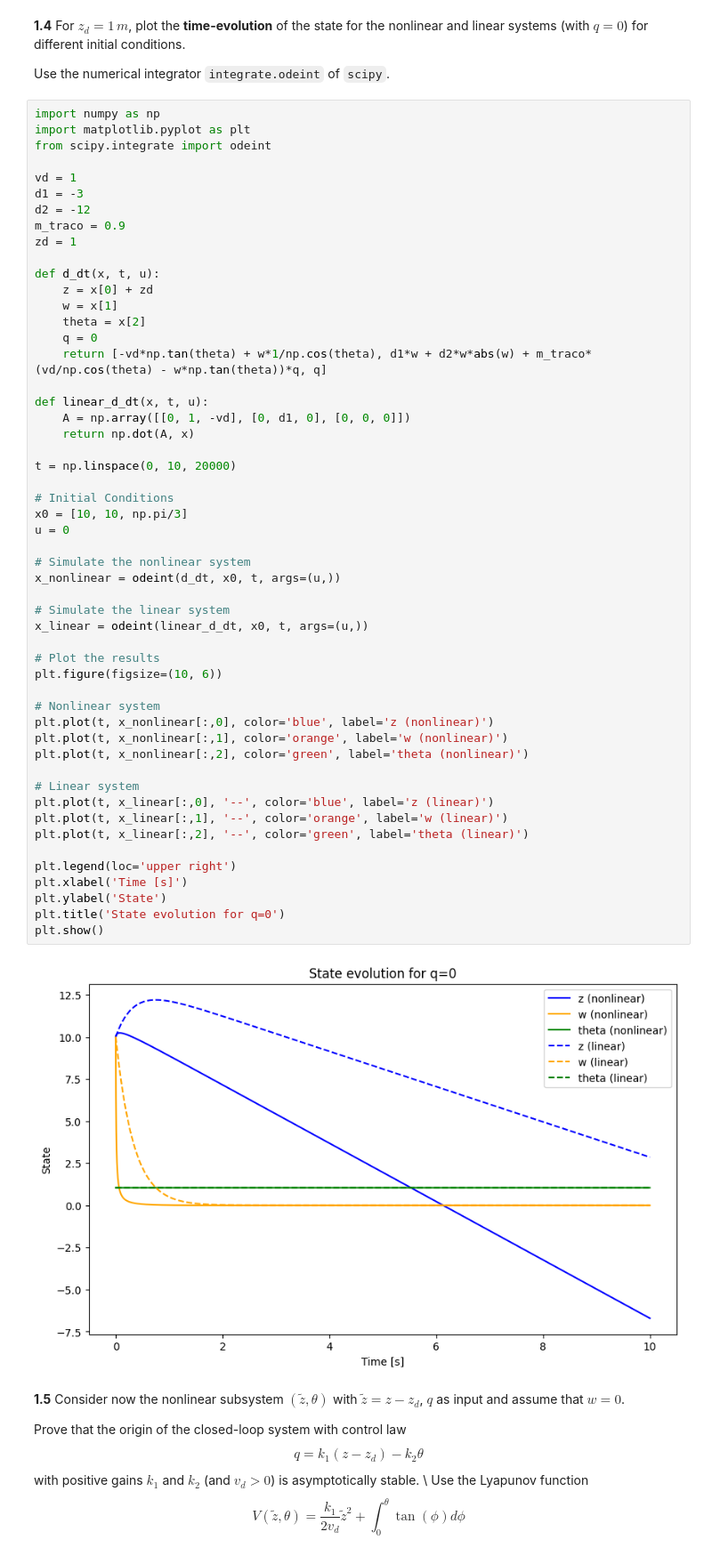
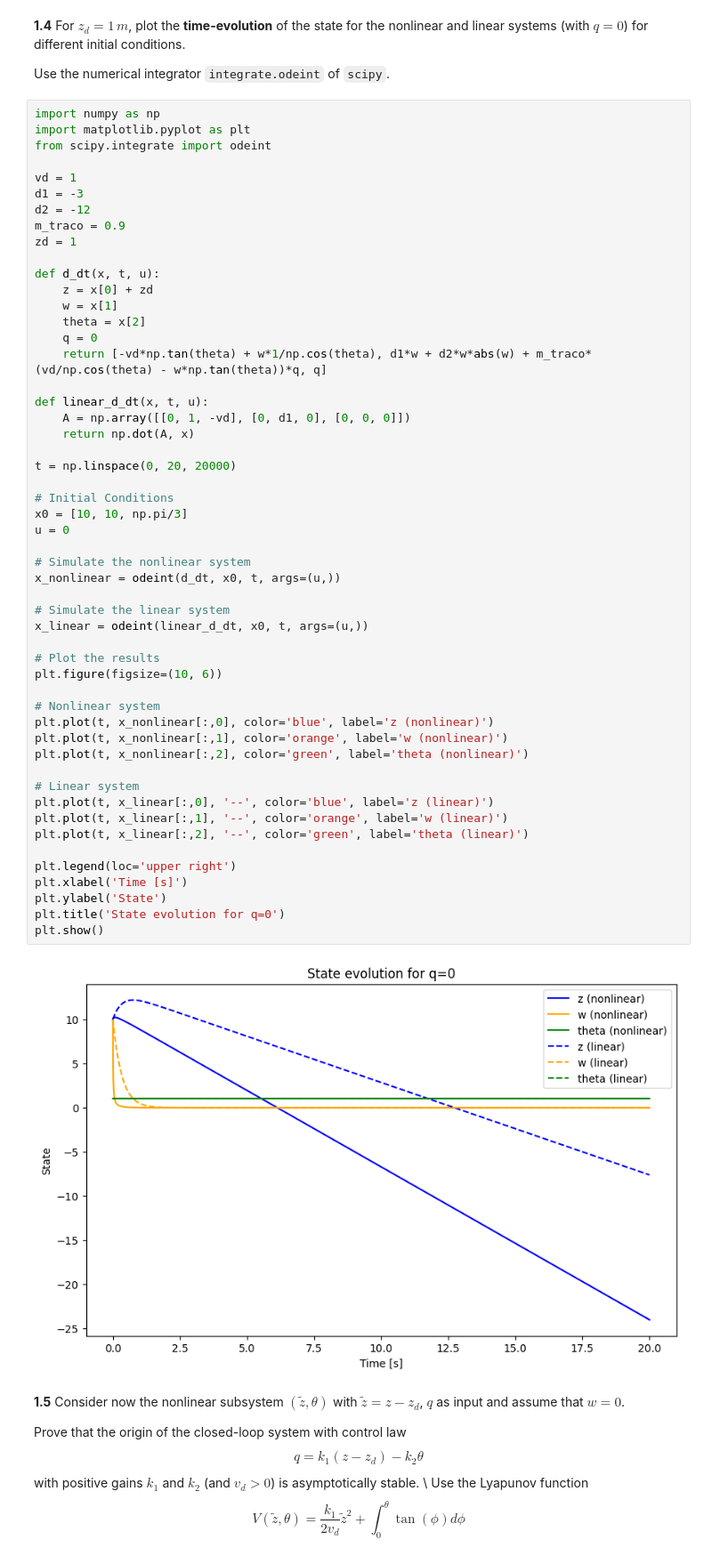
Before and after one commit to TiagoClaro02/ControlAndOptimization, a Jupyter notebook: CO_project1.ipynb, the cells around one changed output. Shown at 89% size. Saved outputs shown, nothing was run; the diff lists cells and outputs as text.

```diff
--- a/CO_project1.ipynb
+++ b/CO_project1.ipynb
@@ -312,38 +312,38 @@ def linear_d_dt(x, t, u):
     A = np.array([[0, 1, -vd], [0, d1, 0], [0, 0, 0]])
     return np.dot(A, x)
 
-t = np.linspace(0, 10, 20000)
+t = np.linspace(0, 20, 20000)
 
 # Initial Conditions
 x0 = [10, 10, np.pi/3]
 u = 0
 
 # Simulate the nonlinear system
 x_nonlinear = odeint(d_dt, x0, t, args=(u,))
 
 # Simulate the linear system
 x_linear = odeint(linear_d_dt, x0, t, args=(u,))
 
 # Plot the results
 plt.figure(figsize=(10, 6))
 
 # Nonlinear system
 plt.plot(t, x_nonlinear[:,0], color='blue', label='z (nonlinear)')
 plt.plot(t, x_nonlinear[:,1], color='orange', label='w (nonlinear)')
 plt.plot(t, x_nonlinear[:,2], color='green', label='theta (nonlinear)')
 
 # Linear system
 plt.plot(t, x_linear[:,0], '--', color='blue', label='z (linear)')
 plt.plot(t, x_linear[:,1], '--', color='orange', label='w (linear)')
 plt.plot(t, x_linear[:,2], '--', color='green', label='theta (linear)')
 
 plt.legend(loc='upper right')
 plt.xlabel('Time [s]')
 plt.ylabel('State')
 plt.title('State evolution for q=0')
 plt.show()
 # %% [output]
-[figure, old version]
+[figure, new version]
 # %% [markdown]
 **1.5**
 Consider now the nonlinear subsystem $(\tilde z, \theta)$ with $\tilde z = z-z_d$, $q$ as input and assume that $w=0$.
```
Also changed, not shown: parts of 2 cells of this notebook.
